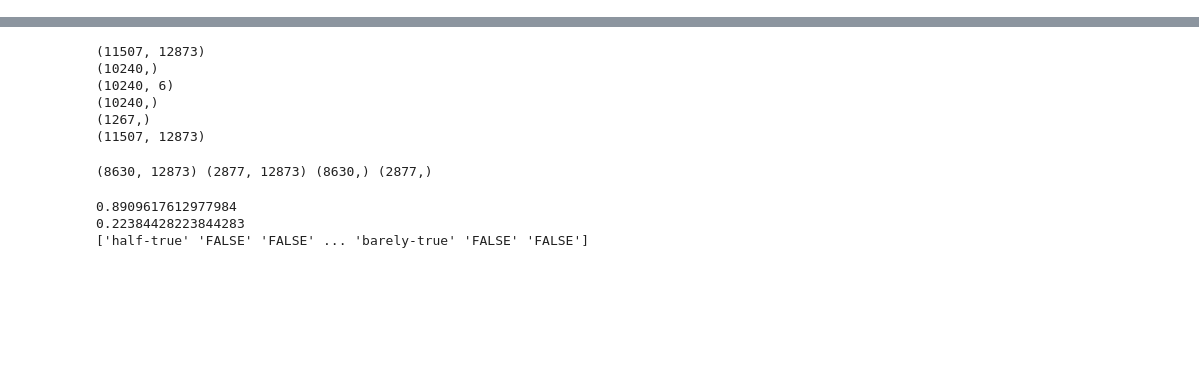
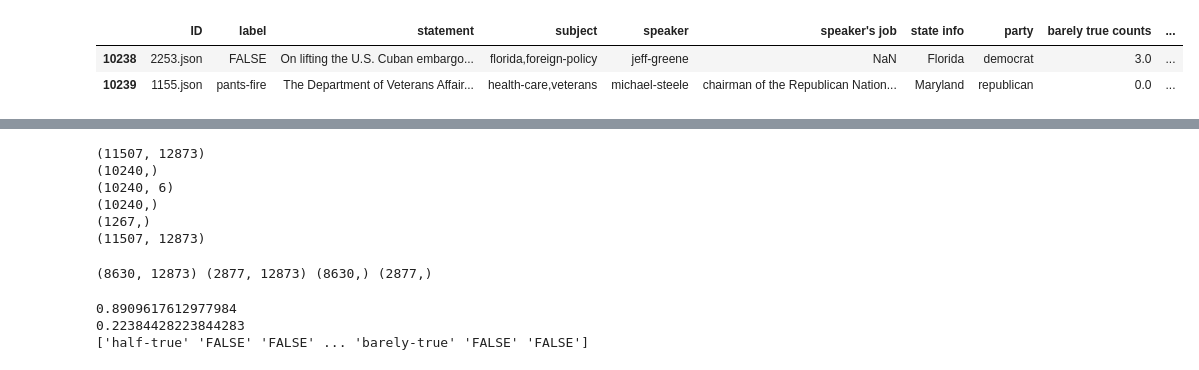
Before and after one commit to grantrus/224ULieDetect, a Jupyter notebook: read_data-Copy2.ipynb, the cells around one changed output, grey strips where cells are left out. Cells and saved outputs as stored; diff of their text form; code cells hidden in the pictures; blank space fills up the shorter version.

```diff
--- a/read_data-Copy2.ipynb
+++ b/read_data-Copy2.ipynb
@@ -7,6 +7,12 @@ from sklearn.pipeline import make_pipeline
 HEADER = ["ID", "label", "statement", "subject", "speaker", "speaker's job", "state info", "party", "barely true counts", "false counts", "half true counts", "mostly true counts", "pants on fire counts", "venue"]
 train = pd.read_csv('data/train.csv', header=None)
 train.columns = HEADER
+# %%
+train.tail(2)
+# %% [output]
+|  | ID | label | statement | subject | speaker | speaker's job | state info | party | barely true counts | ... |
+| 10238 | 2253.json | FALSE | On lifting the U.S. Cuban embargo... | florida,foreign-policy | jeff-greene | NaN | Florida | democrat | 3.0 | ... |
+| 10239 | 1155.json | pants-fire | The Department of Veterans Affair... | health-care,veterans | michael-steele | chairman of the Republican Nation... | Maryland | republican | 0.0 | ... |
 # %%
 test = pd.read_csv('data/test.csv', header=None)
 test.columns = HEADER
```
Also changed, not shown: parts of 20 cells of this notebook.
